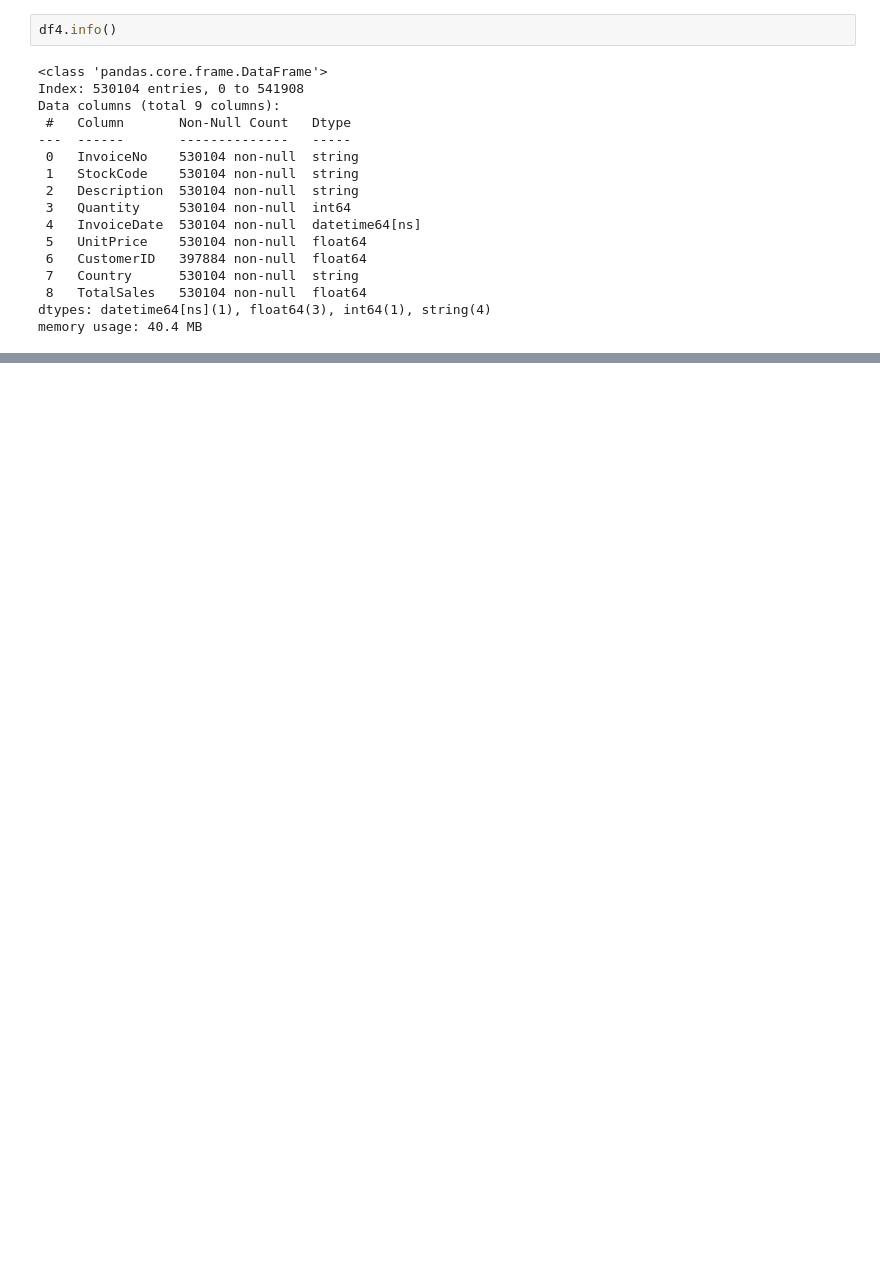
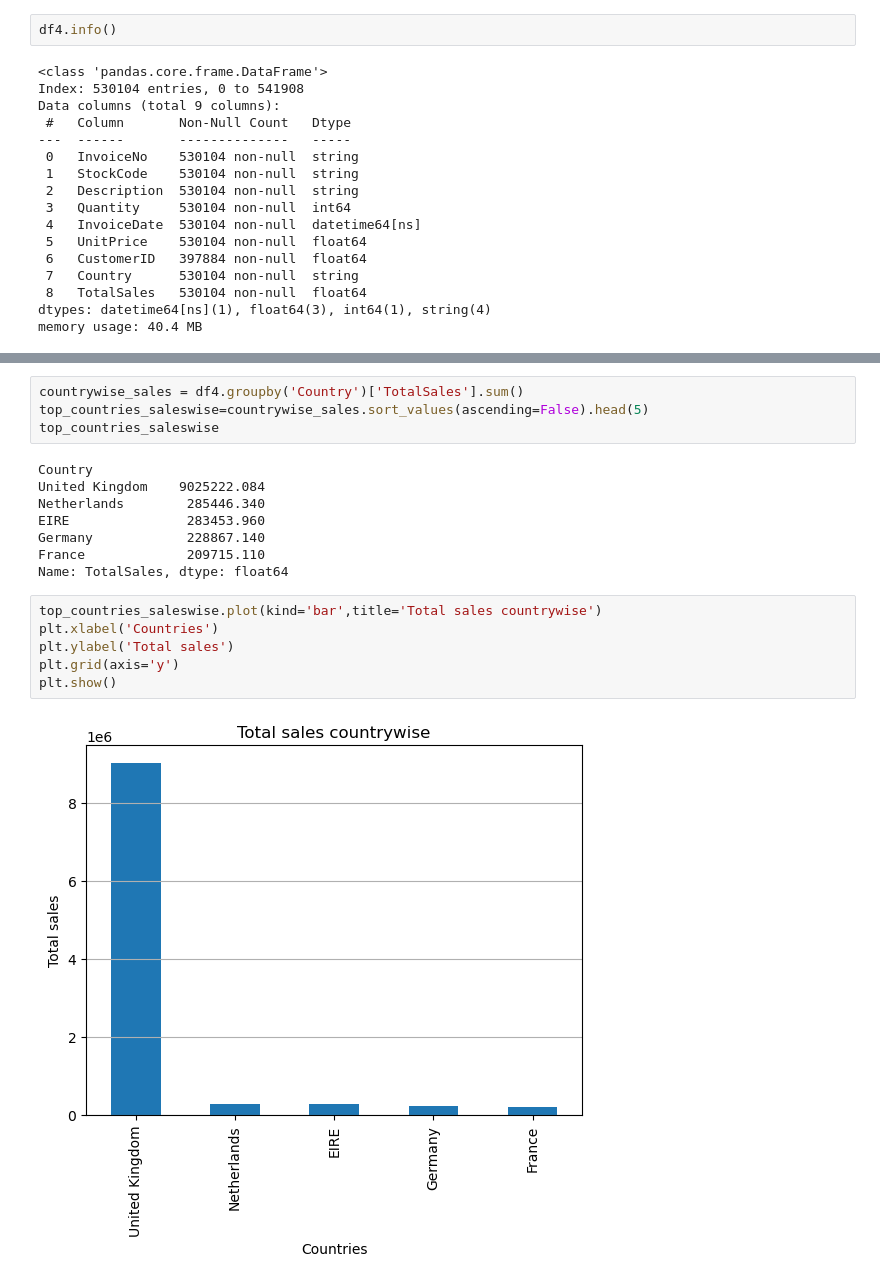
Before and after one commit to kinjal12365/Large_scale_data_analysis, a Jupyter notebook: experimentation/data_analytics_exp.ipynb, the cells around one changed output, grey strips where cells are left out. Drawn from its saved outputs; the diff is of its cells as text; blank space fills up the shorter version.

```diff
--- a/experimentation/data_analytics_exp.ipynb
+++ b/experimentation/data_analytics_exp.ipynb
@@ -325,0 +369,20 @@ df4.head()
+# %%
+countrywise_sales = df4.groupby('Country')['TotalSales'].sum()
+top_countries_saleswise=countrywise_sales.sort_values(ascending=False).head(5)
+top_countries_saleswise
+# %% [output]
+Country
+United Kingdom    9025222.084
+Netherlands        285446.340
+EIRE               283453.960
+Germany            228867.140
+France             209715.110
+Name: TotalSales, dtype: float64
+# %%
+top_countries_saleswise.plot(kind='bar',title='Total sales countrywise')
+plt.xlabel('Countries')
+plt.ylabel('Total sales')
+plt.grid(axis='y')
+plt.show()
+# %% [output]
+[figure, added]
```
Also changed, not shown: parts of 58 cells of this notebook, 3 other files.
